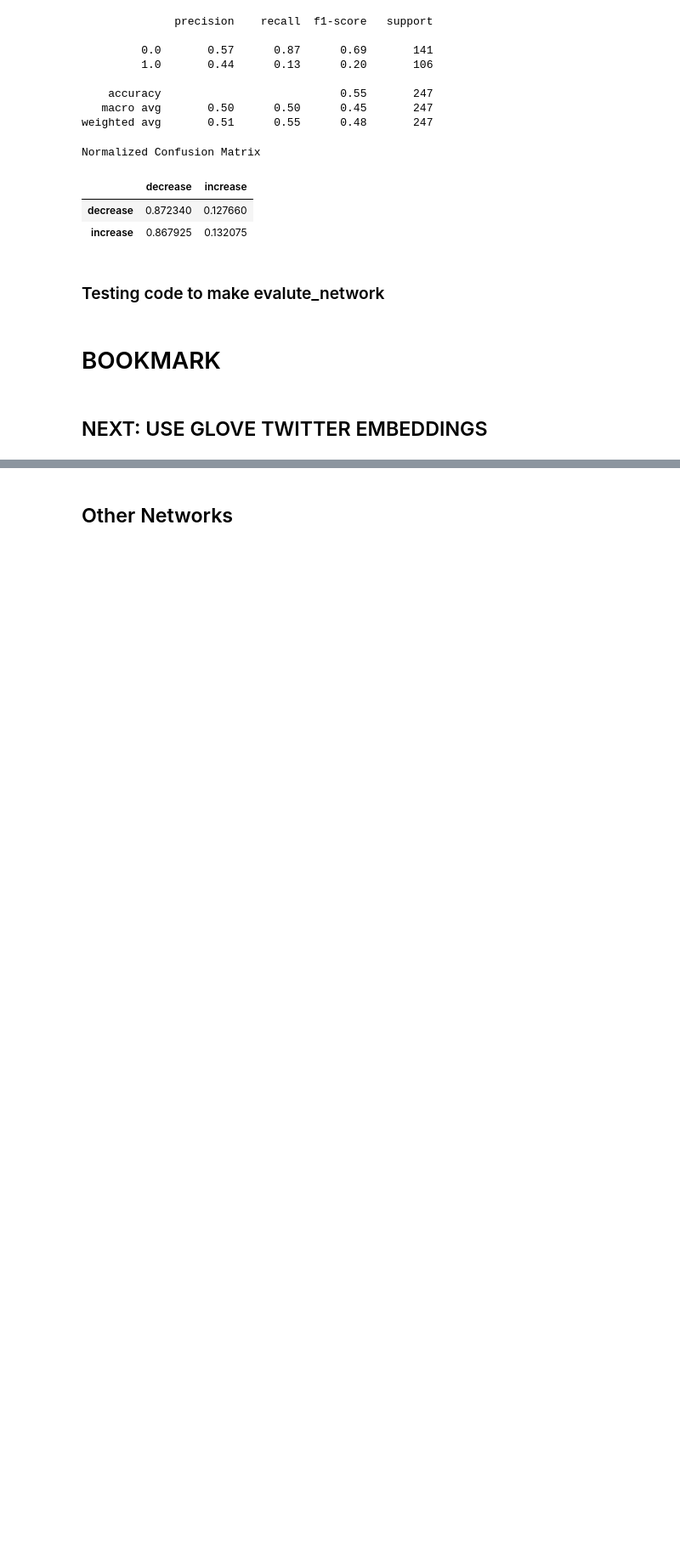
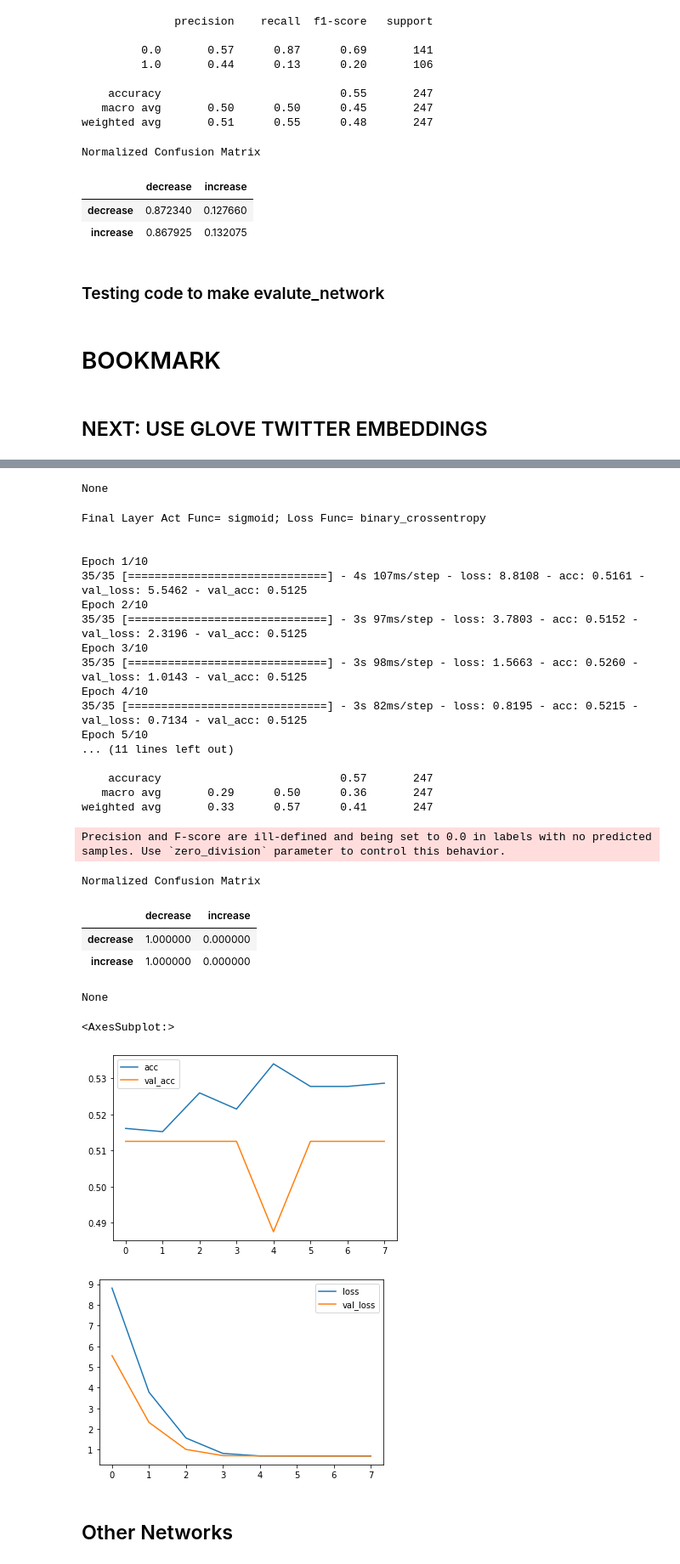
Before and after one commit to jirvingphd/capstone-project-using-trumps-tweets-to-predict-stock-market, a Jupyter notebook: Capstone Restarted 10-2020.ipynb, the cells around one changed output, grey strips where cells are left out. Shown at 85% size. Cells and saved outputs as stored; diff of their text form; code cells hidden in the pictures; blank space fills up the shorter version.

```diff
--- a/Capstone Restarted 10-2020.ipynb
+++ b/Capstone Restarted 10-2020.ipynb
@@ -1185,0 +1210,44 @@ help(wvg)
+# %%
+## Make model infrastructure:
+model1 = models.Sequential()
+
+## Get and add embedding_layer
+model1.add(wvg.get_keras_embedding())
+model1.add(layers.SpatialDropout1D(0.2))
+model1.add(layers.LSTM(units=50, dropout=0.5,recurrent_dropout=0.3,return_sequences=True,
+                       kernel_regularizer=regularizers.l2(.1)))
+# model0.add(layers.SpatialDropout1D(0.2))
+model1.add(layers.LSTM(units=50, dropout=0.5,recurrent_dropout=0.3,return_sequences=False))#,
+
+##Save n_classes to programmatically change the final layer and loss functions
+y_dim = y_train.ndim
+
+if y_dim>1:
+    act_func = 'softmax'
+    loss_func = 'categorical_crossentropy'
+    n_classes = len(target_map_lookup)
+
+else:
+    act_func = 'sigmoid'
+    loss_func = 'binary_crossentropy'
+    n_classes = 1
+
+## Add Final Layers and Compile
+model1.add(layers.Dense(n_classes,activation=act_func))#3
+
+model1.compile(loss=loss_func,optimizer="rmsprop",metrics=['acc']) #optimizer="rmsprop"
+
+## Display summary and parans set using n_classes
+display(model1.summary())
+print(f"Final Layer Act Func= {act_func}; Loss Func= {loss_func}\n\n")
+
+## Fit Model and Visualize History
+history = model1.fit(X_train,y_train,batch_size=32,epochs=10,validation_split=0.2,
+                    callbacks=[earlystopping])
+
+display(evaluate_network(y_test,X_test,model1,binary=True))
+
+res_df = pd.DataFrame(history.history)#.plot()
+res_df[[c for c in res_df.columns if 'acc' in c]].plot()
+res_df[[c for c in res_df.columns if 'loss' in c]].plot()
+# %% [output]
@@ -1186,3 +1272,30 @@ help(wvg)
+None
+Final Layer Act Func= sigmoid; Loss Func= binary_crossentropy
+
+
+Epoch 1/10
+35/35 [==============================] - 4s 107ms/step - loss: 8.8108 - acc: 0.5161 - val_loss: 5.5462 - val_acc: 0.5125
+Epoch 2/10
+35/35 [==============================] - 3s 97ms/step - loss: 3.7803 - acc: 0.5152 - val_loss: 2.3196 - val_acc: 0.5125
+Epoch 3/10
+35/35 [==============================] - 3s 98ms/step - loss: 1.5663 - acc: 0.5260 - val_loss: 1.0143 - val_acc: 0.5125
+Epoch 4/10
+35/35 [==============================] - 3s 82ms/step - loss: 0.8195 - acc: 0.5215 - val_loss: 0.7134 - val_acc: 0.5125
+Epoch 5/10
+... (11 lines left out)
+
+    accuracy                           0.57       247
+   macro avg       0.29      0.50      0.36       247
+weighted avg       0.33      0.57      0.41       247
+Precision and F-score are ill-defined and being set to 0.0 in labels with no predicted samples. Use `zero_division` parameter to control this behavior.
+Normalized Confusion Matrix
+|  | decrease | increase |
+| decrease | 1.000000 | 0.000000 |
+| increase | 1.000000 | 0.000000 |
+None
+<AxesSubplot:>
+[figure, added]
+[figure, added]
 # %% [markdown]
 ## Other Networks
 # %%
```
Also changed, not shown: parts of 4 cells of this notebook.
